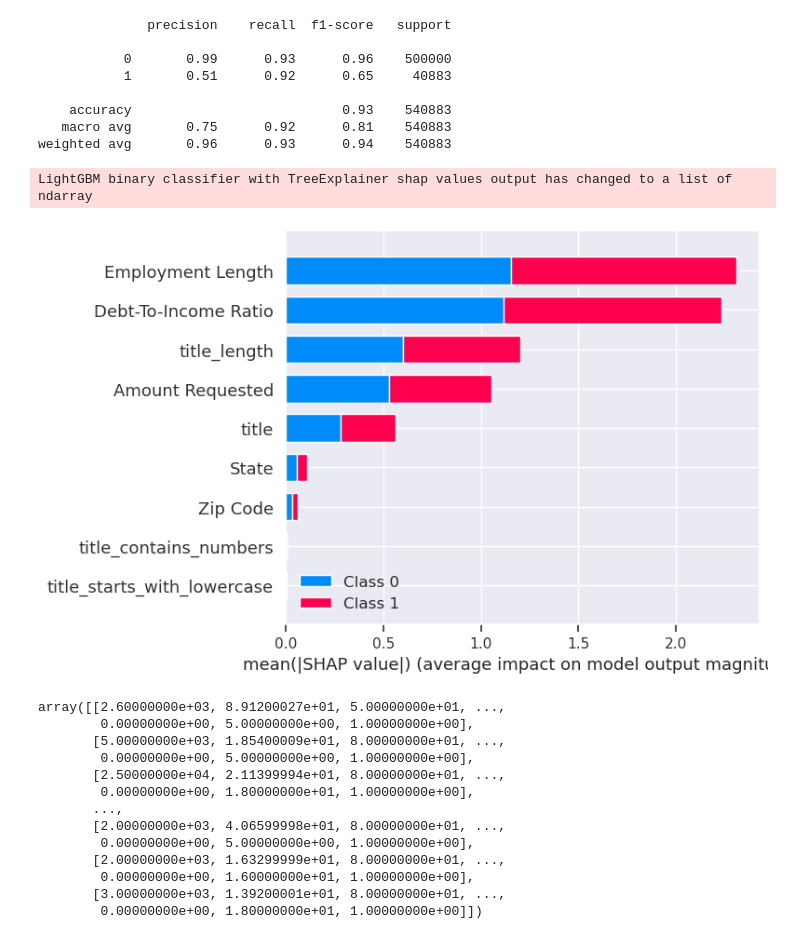
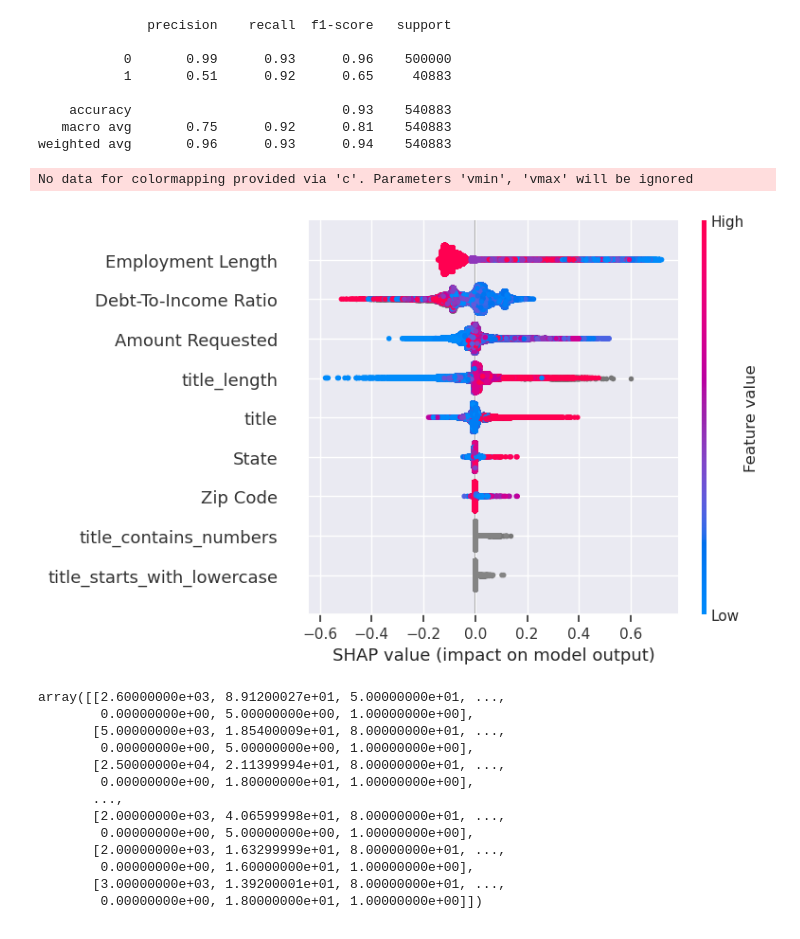
Before and after one commit to gediminas-skvarnavicius/lending-club, a Jupyter notebook: analysis.ipynb, the cells around one changed output. Saved outputs shown, nothing was run; the diff lists cells and outputs as text; code cells hidden in the pictures.

Commit message:
working model shap values

```diff
--- a/analysis.ipynb
+++ b/analysis.ipynb
@@ -420,19 +420,18 @@ print(classification_report(y_mini_val,preds))
 weighted avg       0.96      0.93      0.94    540883
 # %%
 import shap
-explainer_tree = shap.Explainer(
+explainer_tree = shap.TreeExplainer(
     full_pipeline['model'],
-    # data=full_pipeline['encoder'].transform(full_pipeline['imputer'].transform(X_mini_val)),
-    # model_output="probability",
+    data=full_pipeline['encoder'].transform(full_pipeline['imputer'].transform(X_mini_val)).to_numpy(),
+    model_output="probability",
 )
 
 shap_values = explainer_tree.shap_values(full_pipeline['encoder'].transform(full_pipeline['imputer'].transform(X_mini_val)).to_numpy())
-# %% [output]
-LightGBM binary classifier with TreeExplainer shap values output has changed to a list of ndarray
 # %%
-shap.summary_plot(shap_values,feature_names=X_mini_val.columns)
+shap.summary_plot(shap_values,full_pipeline['encoder'].transform(full_pipeline['imputer'].transform(X_mini_val)).to_numpy(),feature_names=X_mini_val.columns)
 # %% [output]
+No data for colormapping provided via 'c'. Parameters 'vmin', 'vmax' will be ignored
-[figure, old version]
+[figure, new version]
 # %%
 full_pipeline['encoder'].transform(full_pipeline['imputer'].transform(X_mini_val)).to_numpy()
 # %% [output]
```
